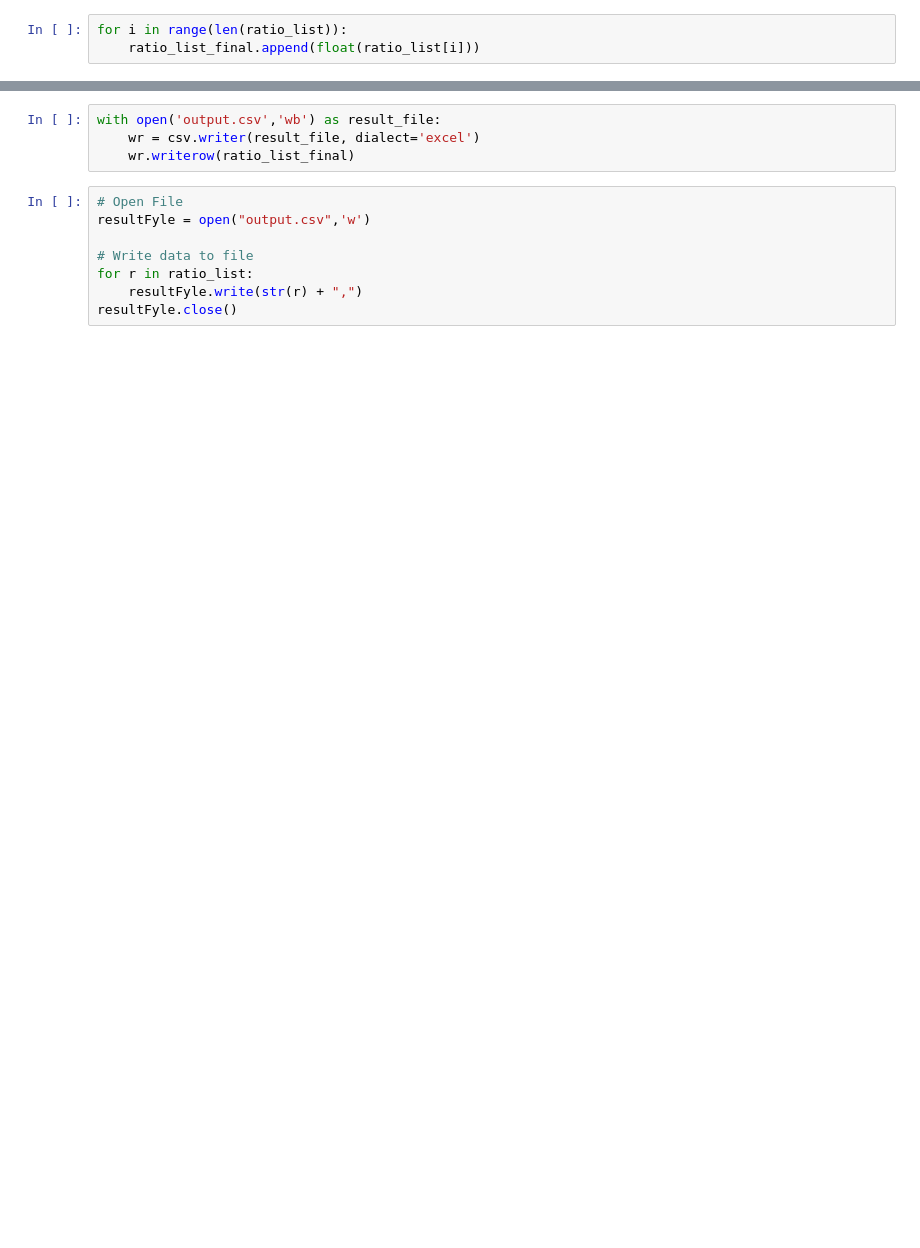
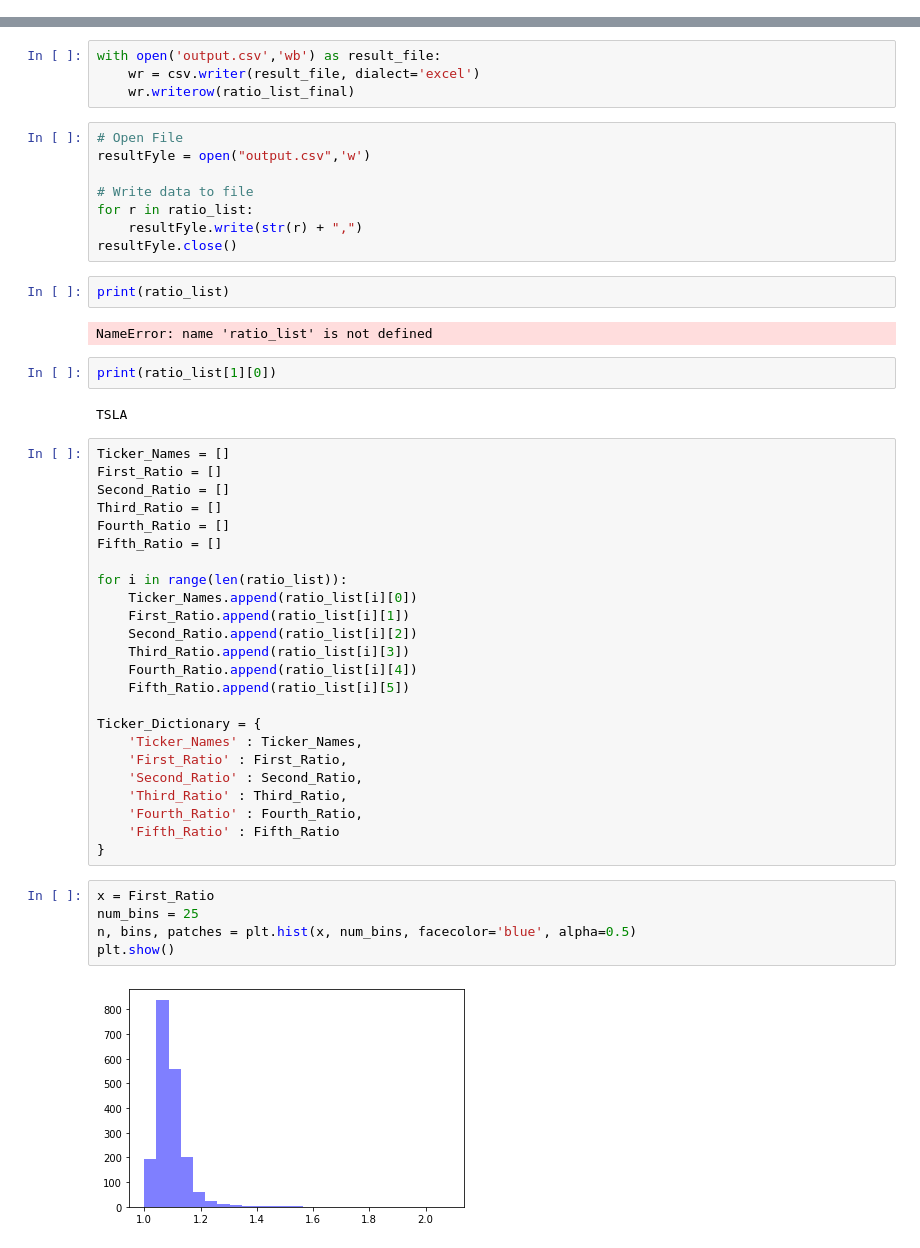
Before and after one commit to embeeboi/rentech2, a Jupyter notebook: ipynbversion.ipynb, the cells around one changed output, grey strips where cells are left out. Saved outputs shown, nothing was run; the diff lists cells and outputs as text; blank space fills up the shorter version.

```diff
--- a/ipynbversion.ipynb
+++ b/ipynbversion.ipynb
@@ -486,6 +483,3 @@ with open('output.csv','wb') as result_file:
 print(float(ratio_list[1]))
 # %%
 ratio_list_final = []
-# %%
-for i in range(len(ratio_list)):
-    ratio_list_final.append(float(ratio_list[i]))
@@ -503,3 +495,42 @@ resultFyle = open("output.csv",'w')
 for r in ratio_list:
     resultFyle.write(str(r) + ",")
 resultFyle.close()
+# %%
+print(ratio_list)
+# %% [output]
+NameError: name 'ratio_list' is not defined
+# %%
+print(ratio_list[1][0])
+# %% [output]
+TSLA
+# %%
+Ticker_Names = []
+First_Ratio = []
+Second_Ratio = []
+Third_Ratio = []
+Fourth_Ratio = []
+Fifth_Ratio = []
+
+for i in range(len(ratio_list)):
+    Ticker_Names.append(ratio_list[i][0])
+    First_Ratio.append(ratio_list[i][1])
+    Second_Ratio.append(ratio_list[i][2])
+    Third_Ratio.append(ratio_list[i][3])
+    Fourth_Ratio.append(ratio_list[i][4])
+    Fifth_Ratio.append(ratio_list[i][5])
+
+Ticker_Dictionary = {
+    'Ticker_Names' : Ticker_Names,
+    'First_Ratio' : First_Ratio,
+    'Second_Ratio' : Second_Ratio,
+    'Third_Ratio' : Third_Ratio,
+    'Fourth_Ratio' : Fourth_Ratio,
+    'Fifth_Ratio' : Fifth_Ratio
+}
+# %%
+x = First_Ratio
+num_bins = 25
+n, bins, patches = plt.hist(x, num_bins, facecolor='blue', alpha=0.5)
+plt.show()
+# %% [output]
+[figure, added]
```
Also changed, not shown: parts of 12 cells of this notebook, 3 other files.
